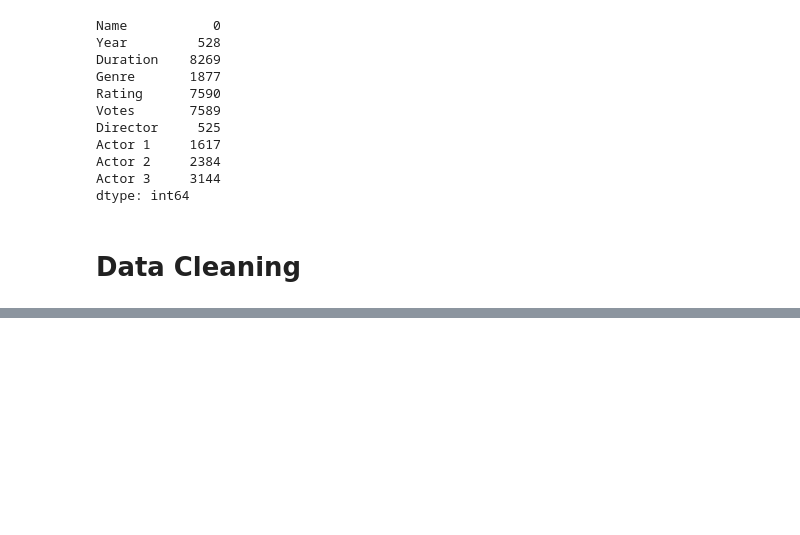
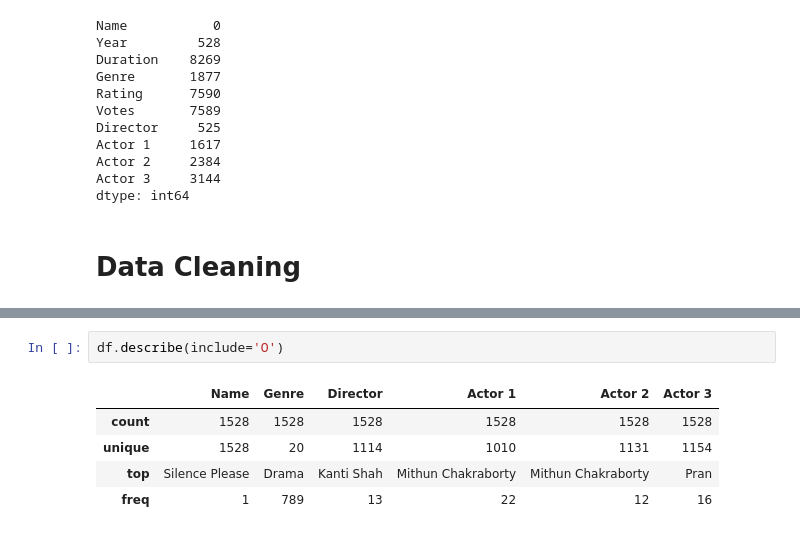
Before and after one commit to Abdullah-kwl/CODSOFT, a Jupyter notebook: Data Science/(Task-2) Movie Rating Prediction/Movie Rating Prediction.ipynb, the cells around one changed output, grey strips where cells are left out. Drawn from its saved outputs; the diff is of its cells as text; blank space fills up the shorter version.

```diff
--- a/Data Science/(Task-2) Movie Rating Prediction/Movie Rating Prediction.ipynb
+++ b/Data Science/(Task-2) Movie Rating Prediction/Movie Rating Prediction.ipynb
@@ -103,0 +173,8 @@ df[df.iloc[:, 1:9].isna().all(axis=1)]
+# %%
+df.describe(include='O')
+# %% [output]
+|  | Name | Genre | Director | Actor 1 | Actor 2 | Actor 3 |
+| count | 1528 | 1528 | 1528 | 1528 | 1528 | 1528 |
+| unique | 1528 | 20 | 1114 | 1010 | 1131 | 1154 |
+| top | Silence Please | Drama | Kanti Shah | Mithun Chakraborty | Mithun Chakraborty | Pran |
+| freq | 1 | 789 | 13 | 22 | 12 | 16 |
```
Also changed, not shown: parts of 20 cells of this notebook.
